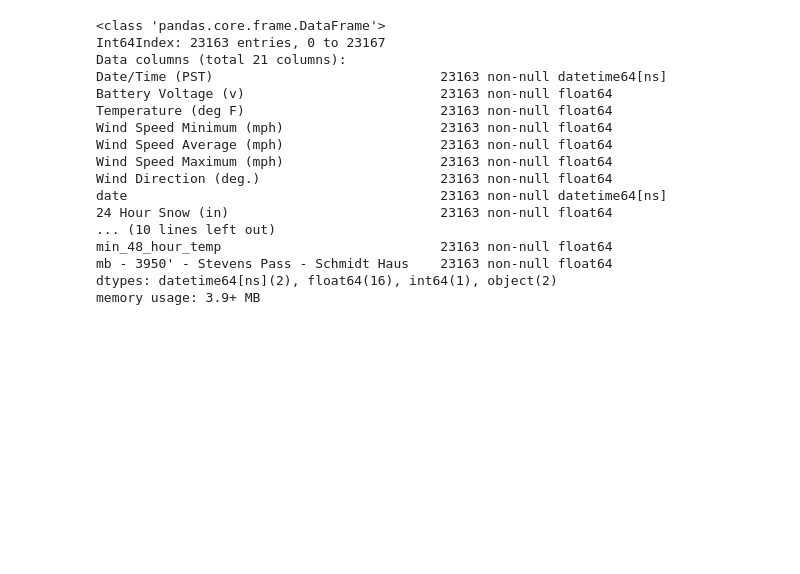
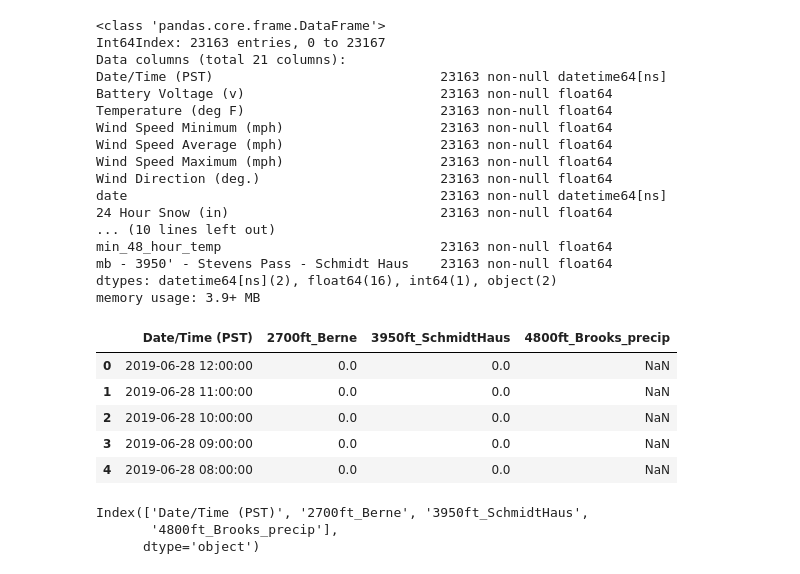
Before and after one commit to kevintheduu/avalanche-predictor, a Jupyter notebook: model_3.ipynb, the cells around one changed output. Drawn from its saved outputs; the diff is of its cells as text; code cells hidden in the pictures; blank space fills up the shorter version.

Commit message:
model 4: adding precipitation and barometric pressure

```diff
--- a/model_3.ipynb
+++ b/model_3.ipynb
@@ -528,3 +565,23 @@ min_48_hour_temp                            23163 non-null float64
 mb - 3950' - Stevens Pass - Schmidt Haus    23163 non-null float64
 dtypes: datetime64[ns](2), float64(16), int64(1), object(2)
 memory usage: 3.9+ MB
+# %%
+precip = pd.read_csv('csv_files/stevens_pass_precipitation_2014_now.csv')
+precip['Date/Time (PST)'] = pd.to_datetime(precip["Date/Time (PST)"])
+# %%
+precip.columns = ['Date/Time (PST)', '2700ft_Berne','3950ft_SchmidtHaus','4800ft_Brooks_precip']
+# %%
+precip.head()
+# %% [output]
+|  | Date/Time (PST) | 2700ft_Berne | 3950ft_SchmidtHaus | 4800ft_Brooks_precip |
+| 0 | 2019-06-28 12:00:00 | 0.0 | 0.0 | NaN |
+| 1 | 2019-06-28 11:00:00 | 0.0 | 0.0 | NaN |
+| 2 | 2019-06-28 10:00:00 | 0.0 | 0.0 | NaN |
+| 3 | 2019-06-28 09:00:00 | 0.0 | 0.0 | NaN |
+| 4 | 2019-06-28 08:00:00 | 0.0 | 0.0 | NaN |
+# %%
+precip.columns
+# %% [output]
+Index(['Date/Time (PST)', '2700ft_Berne', '3950ft_SchmidtHaus',
+       '4800ft_Brooks_precip'],
+      dtype='object')
```
Also changed, not shown: parts of 17 cells of this notebook, 2 other files.
